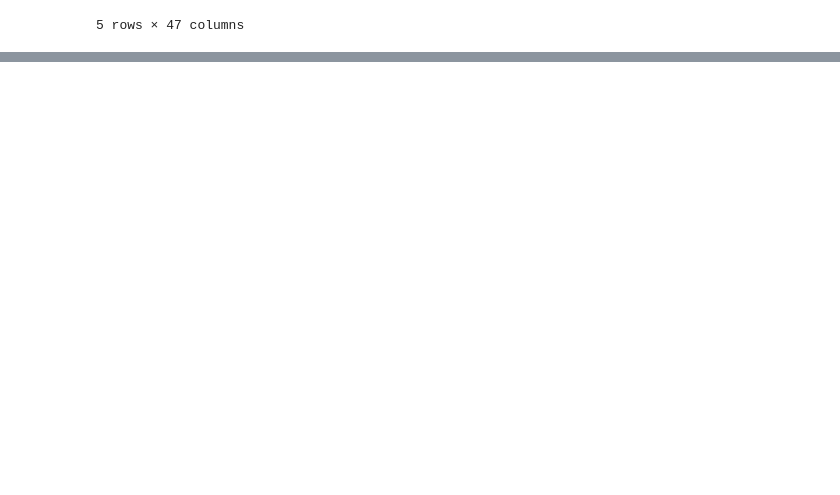
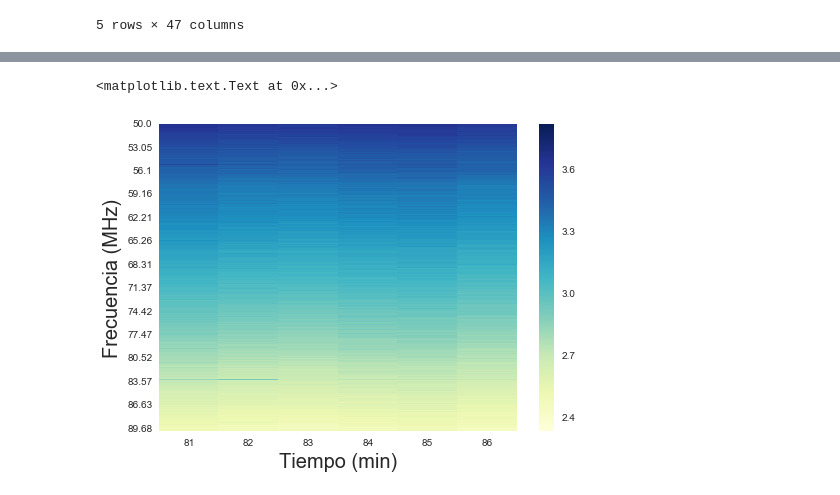
Before and after one commit to olegs22/SCI-Bayes, a Jupyter notebook: avances/Calibracion.ipynb, the cells around one changed output, grey strips where cells are left out. Cells and saved outputs as stored; diff of their text form; code cells hidden in the pictures; blank space fills up the shorter version.

```diff
--- a/avances/Calibracion.ipynb
+++ b/avances/Calibracion.ipynb
@@ -168,0 +149,12 @@ l_data3.head()
+# %%
+interval1 = pd.DataFrame(l_data3.values[:,81:87])
+interval1.index = inde
+interval1.columns=np.arange(81,87)
+# %%
+fig2 = plt.figure()
+sb.heatmap(interval1,cmap='YlGnBu',yticklabels=400);
+plt.xlabel('Tiempo (min)', fontsize=20)
+plt.ylabel('Frecuencia (MHz)',fontsize=20)
+# %% [output]
+<matplotlib.text.Text at 0x...>
+[figure, added]
```
Also changed, not shown: parts of 58 cells of this notebook.
